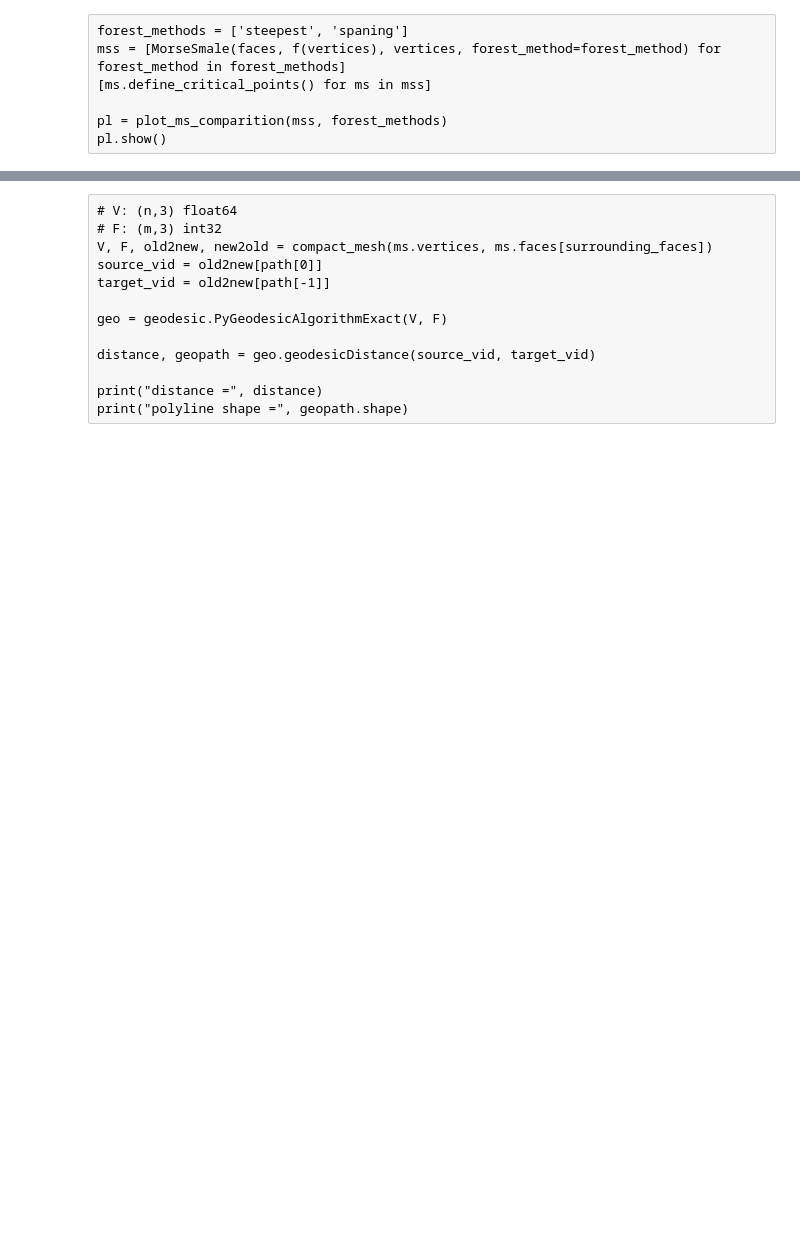
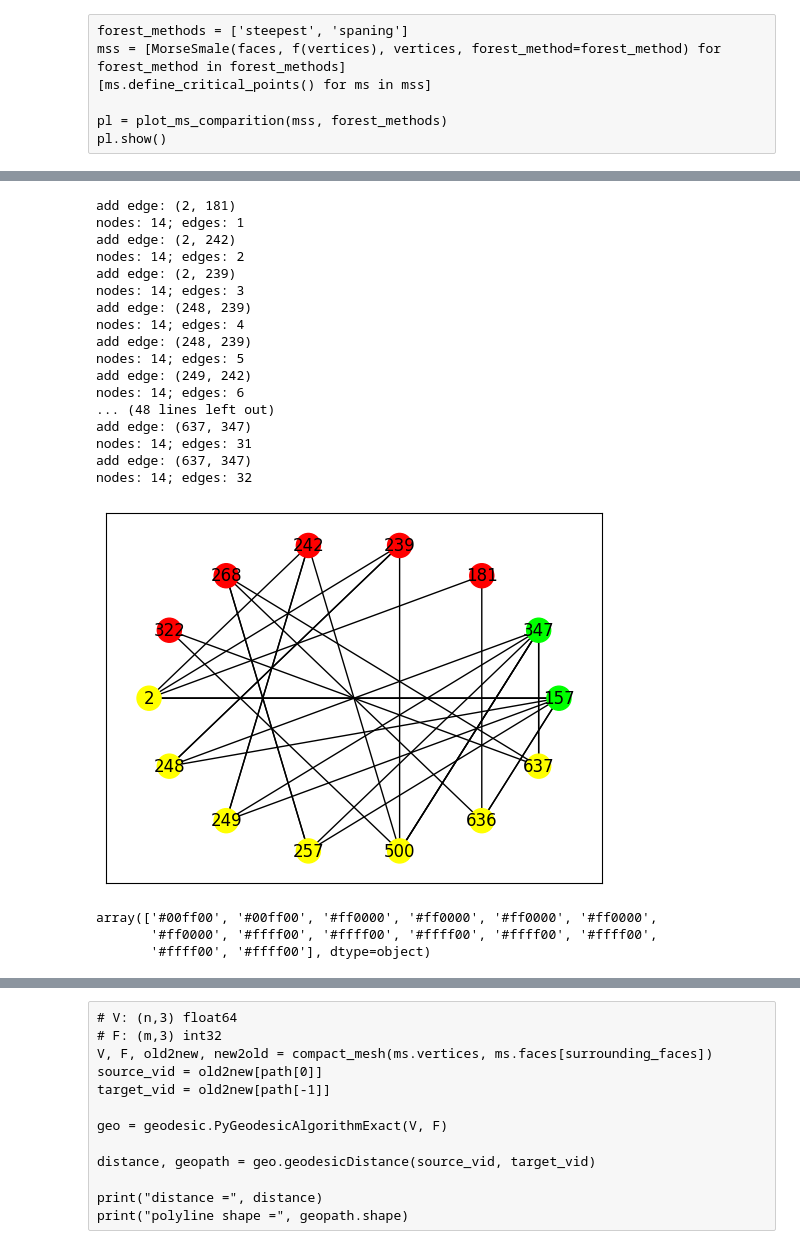
Before and after one commit to zimfv/quadrangulation, a Jupyter notebook: ms.ipynb, the cells around one changed output, grey strips where cells are left out. Saved outputs shown, nothing was run; the diff lists cells and outputs as text; code cells hidden in the pictures; blank space fills up the shorter version.

```diff
--- a/ms.ipynb
+++ b/ms.ipynb
@@ -69,7 +69,7 @@ def cylindrical_twist(vertices, k=1.0, mode="x", scale=1.0):
     return v
 # %%
 n, m = 13, 12
-vertices, faces = shapes.get_halftori_bouquet(leaves=2, n=n, m=m, l0=0.9, glue=False)
+vertices, faces = shapes.get_halftori_bouquet(leaves=3, n=n, m=m, l0=0.9, glue=False)
 
 vertices = cylindrical_twist(vertices, k=-0.3, scale=1.5, mode='x')
 
@@ -225,0 +221,37 @@ Widget(value='<iframe src="http://localhost:34099/index.html?ui=P_0x7c3e3d464b30
+# %%
+crytical_type_colors_dict = {'min': 'lime', 'max': 'red', 'saddle': 'yellow', 'regular': 'lightgrey'}
+# %%
+
+
+geodesics_graph = ms.get_geodesics_graph()
+
+pos = nx.circular_layout(geodesics_graph)
+node_colors = pd.DataFrame([data for node, data in geodesics_graph.nodes(data=True)]).fillna('regular')['critical_type'].map(crytical_type_colors_dict).apply(mcolors.to_hex).values
+
+
+nx.draw_networkx(geodesics_graph, pos=pos, node_color=node_colors)
+# %% [output]
+add edge: (2, 181)
+nodes: 14; edges: 1
+add edge: (2, 242)
+nodes: 14; edges: 2
+add edge: (2, 239)
+nodes: 14; edges: 3
+add edge: (248, 239)
+nodes: 14; edges: 4
+add edge: (248, 239)
+nodes: 14; edges: 5
+add edge: (249, 242)
+nodes: 14; edges: 6
+... (48 lines left out)
+add edge: (637, 347)
+nodes: 14; edges: 31
+add edge: (637, 347)
+nodes: 14; edges: 32
+[figure, added]
+# %%
+node_colors
+# %% [output]
+array(['#00ff00', '#00ff00', '#ff0000', '#ff0000', '#ff0000', '#ff0000',
+       '#ff0000', '#ffff00', '#ffff00', '#ffff00', '#ffff00', '#ffff00',
+       '#ffff00', '#ffff00'], dtype=object)
```
Also changed, not shown: parts of 16 cells of this notebook, 1 other file.
